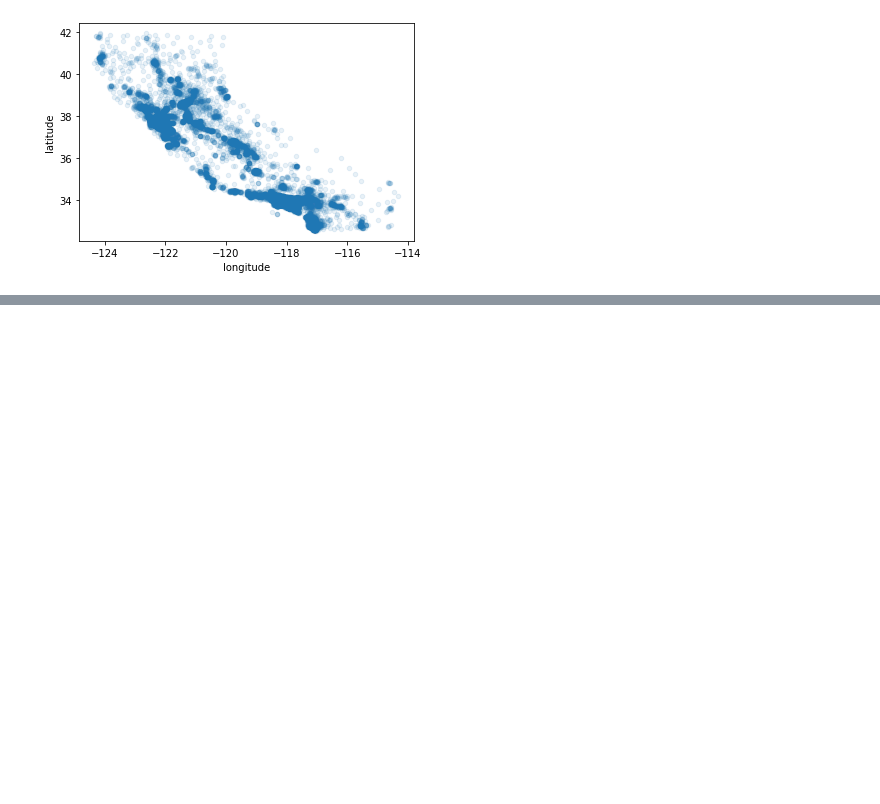
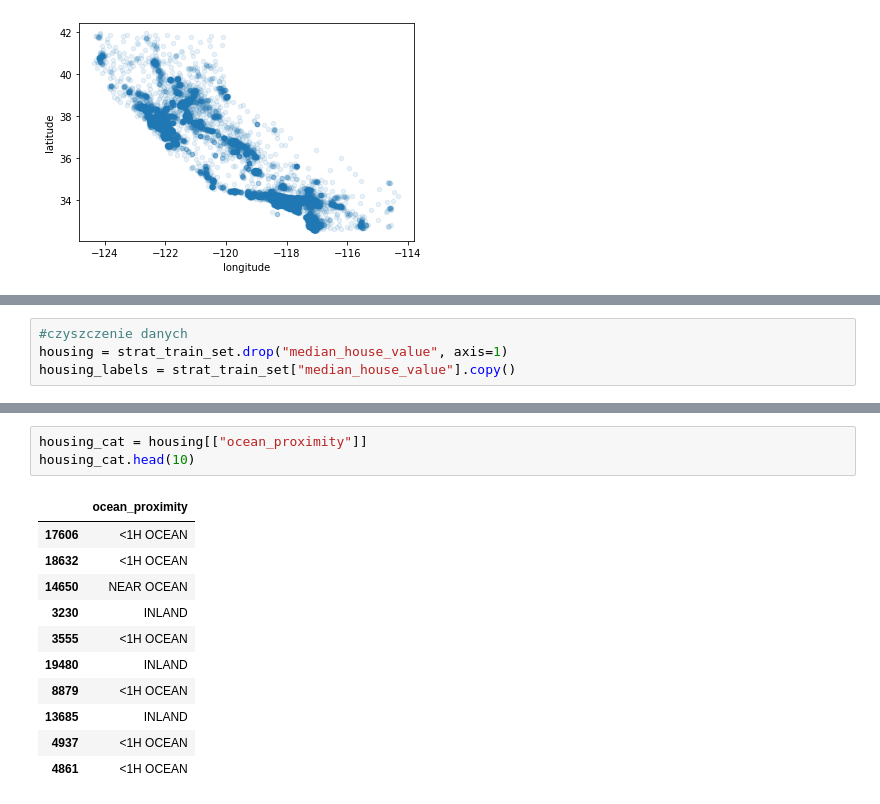
Before and after one commit to LucjanSakowicz/Snippets, a Jupyter notebook: AI/Uczenie maszynowe z użyciem Scikit-Learn i TensorFlow/uczem2/02_nasz_pierwszy_projekt_uczenia_maszynowego_cwiczenie.ipynb, the cells around one changed output, grey strips where cells are left out. Saved outputs shown, nothing was run; the diff lists cells and outputs as text; blank space fills up the shorter version.

```diff
--- a/AI/Uczenie maszynowe z użyciem Scikit-Learn i TensorFlow/uczem2/02_nasz_pierwszy_projekt_uczenia_maszynowego_cwiczenie.ipynb
+++ b/AI/Uczenie maszynowe z użyciem Scikit-Learn i TensorFlow/uczem2/02_nasz_pierwszy_projekt_uczenia_maszynowego_cwiczenie.ipynb
@@ -207,0 +208,4 @@ Name: median_house_value, dtype: float64
+# %%
+#czyszczenie danych
+housing = strat_train_set.drop("median_house_value", axis=1)
+housing_labels = strat_train_set["median_house_value"].copy()
@@ -207,0 +242,15 @@ Name: median_house_value, dtype: float64
+# %%
+housing_cat = housing[["ocean_proximity"]]
+housing_cat.head(10)
+# %% [output]
+|  | ocean_proximity |
+| 17606 | <1H OCEAN |
+| 18632 | <1H OCEAN |
+| 14650 | NEAR OCEAN |
+| 3230 | INLAND |
+| 3555 | <1H OCEAN |
+| 19480 | INLAND |
+| 8879 | <1H OCEAN |
+| 13685 | INLAND |
+| 4937 | <1H OCEAN |
+| 4861 | <1H OCEAN |
```
Also changed, not shown: parts of 13 cells of this notebook.
